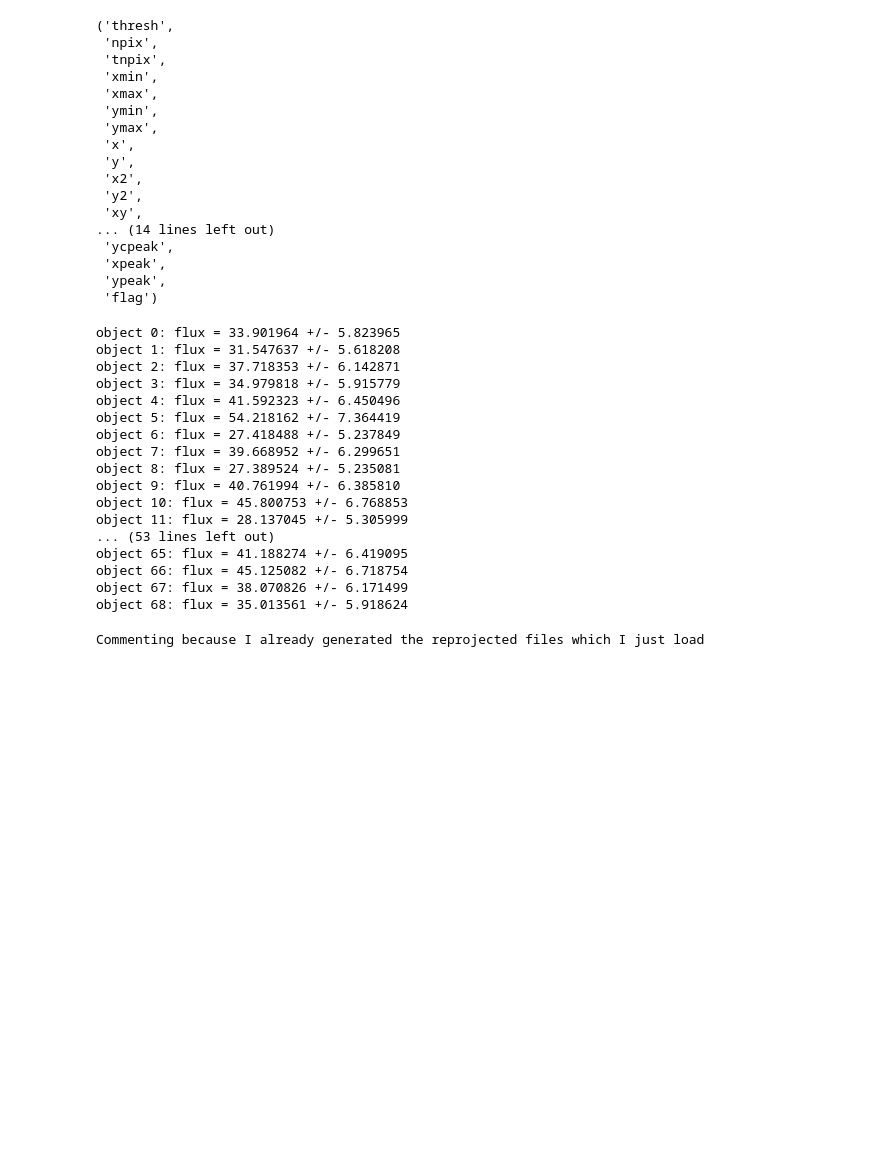
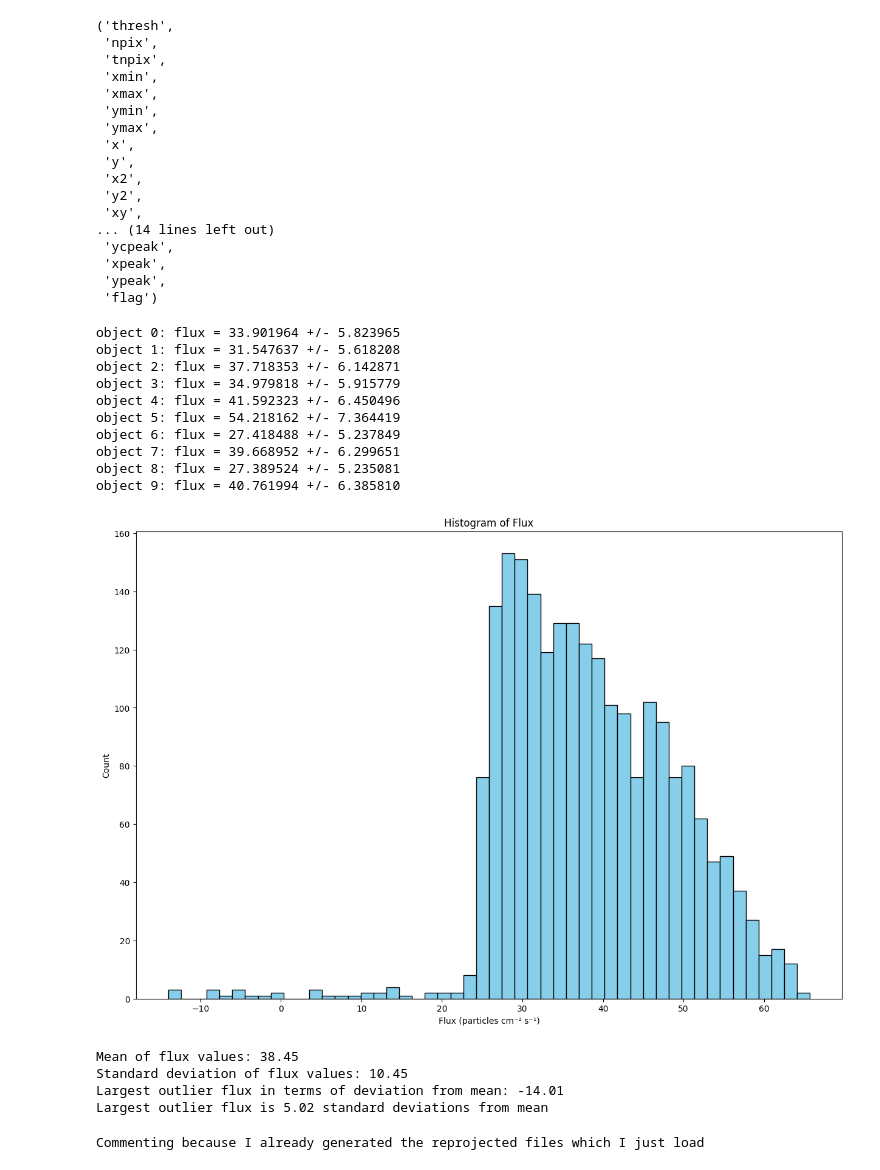
Before and after one commit to pagrawal4/astr-19, a Jupyter notebook: final-project/final-project.ipynb, the cells around one changed output. Saved outputs shown, nothing was run; the diff lists cells and outputs as text; code cells hidden in the pictures; blank space fills up the shorter version.

Commit message:
Added flux histogram and outlier information

```diff
--- a/final-project/final-project.ipynb
+++ b/final-project/final-project.ipynb
@@ -154,7 +154,7 @@ flux, fluxerr, flag = sep.sum_circle(data_sub, objects['x'], objects['y'],
                                      3.0, err=bkg.globalrms, gain=1.0)
 # %%
 # show the first 10 objects results:
-for i in range(69):
+for i in range(10):
     print("object {:d}: flux = {:f} +/- {:f}".format(i, flux[i], fluxerr[i]))
 # %% [output]
 object 0: flux = 33.901964 +/- 5.823965
@@ -167,15 +167,35 @@ object 6: flux = 27.418488 +/- 5.237849
 object 7: flux = 39.668952 +/- 6.299651
 object 8: flux = 27.389524 +/- 5.235081
 object 9: flux = 40.761994 +/- 6.385810
-object 10: flux = 45.800753 +/- 6.768853
-object 11: flux = 28.137045 +/- 5.305999
-... (53 lines left out)
-object 65: flux = 41.188274 +/- 6.419095
-object 66: flux = 45.125082 +/- 6.718754
-object 67: flux = 38.070826 +/- 6.171499
-object 68: flux = 35.013561 +/- 5.918624
 # %%
-## TO DO: Show histograms and mean, std deviation
+## Part 6: Show histograms of flux
+bins = 50
+plt.hist(flux, bins=bins, edgecolor='black', color='skyblue')
+plt.xlabel('Flux (particles cm⁻² s⁻¹)')
+plt.ylabel('Count')
+plt.title("Histogram of Flux")
+plt.savefig('NGC3324FluxHistogram.pdf', bbox_inches='tight', dpi=600)
+# %% [output]
+[figure, added]
+# %%
+## Part 7: mean, median, and standard deviation of the distribution of fluxes
+meanFlux = np.mean(flux)
+stdFlux = np.std(flux)
+print(f"Mean of flux values: {meanFlux:.2f}")
+print(f"Standard deviation of flux values: {stdFlux:.2f}")
+minFlux = np.min(flux)
+maxFlux = np.max(flux)
+if np.abs(minFlux - meanFlux) > np.abs(maxFlux - meanFlux):
+    largestOutlier = minFlux
+else:
+    largestOutlier = maxFlux
+print(f"Largest outlier flux in terms of deviation from mean: {largestOutlier:.2f}")
+print(f"Largest outlier flux is {np.abs(largestOutlier-meanFlux)/stdFlux:.2f} standard deviations from mean")
+# %% [output]
+Mean of flux values: 38.45
+Standard deviation of flux values: 10.45
+Largest outlier flux in terms of deviation from mean: -14.01
+Largest outlier flux is 5.02 standard deviations from mean
 # %%
 ## ################################
 # Beginning of reproject script
```
